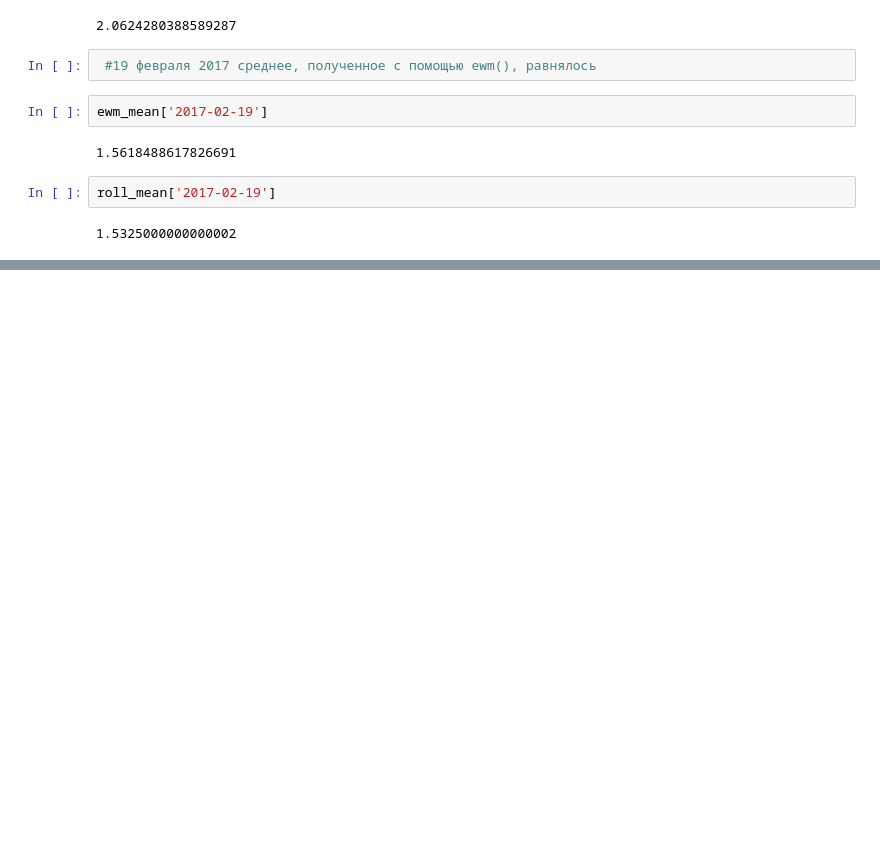
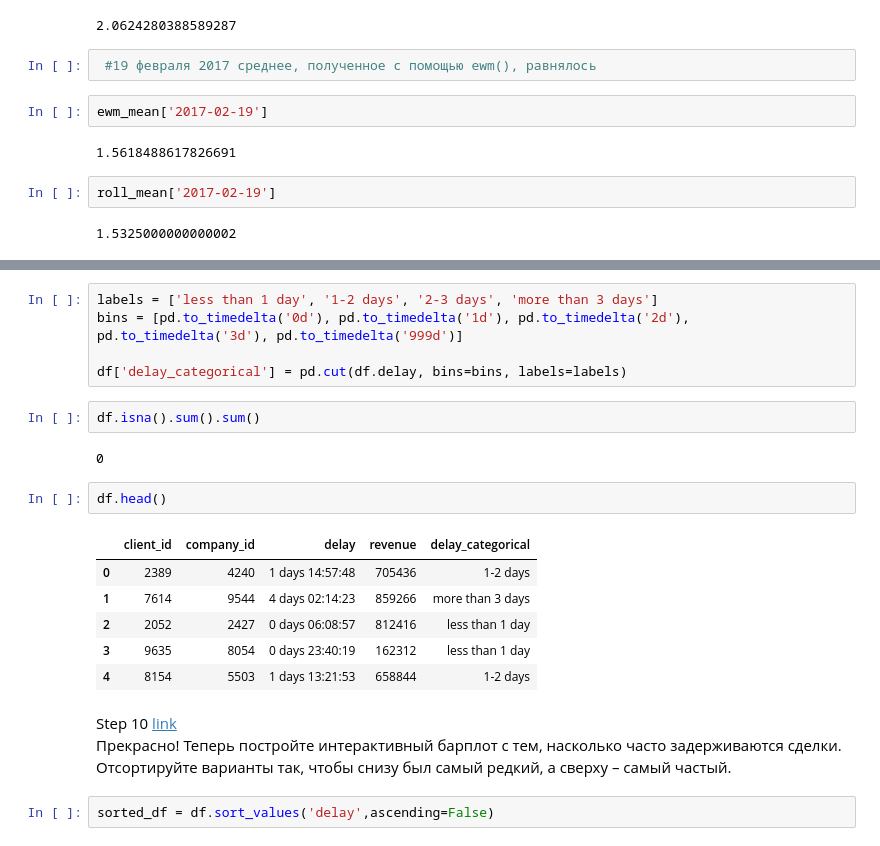
Before and after one commit to PavelSyr/da_karpov.cources, a Jupyter notebook: analitycs/01_python/6_rolling_func_and_interractive_figures/lesson_6/lesson_6_tasks.ipynb, the cells around one changed output, grey strips where cells are left out. Saved outputs shown, nothing was run; the diff lists cells and outputs as text; blank space fills up the shorter version.

```diff
--- a/analitycs/01_python/6_rolling_func_and_interractive_figures/lesson_6/lesson_6_tasks.ipynb
+++ b/analitycs/01_python/6_rolling_func_and_interractive_figures/lesson_6/lesson_6_tasks.ipynb
@@ -136,0 +219,23 @@ roll_mean['2017-02-19']
+# %%
+labels = ['less than 1 day', '1-2 days', '2-3 days', 'more than 3 days']
+bins = [pd.to_timedelta('0d'), pd.to_timedelta('1d'), pd.to_timedelta('2d'), pd.to_timedelta('3d'), pd.to_timedelta('999d')]
+
+df['delay_categorical'] = pd.cut(df.delay, bins=bins, labels=labels)
+# %%
+df.isna().sum().sum()
+# %% [output]
+0
+# %%
+df.head()
+# %% [output]
+|  | client_id | company_id | delay | revenue | delay_categorical |
+| 0 | 2389 | 4240 | 1 days 14:57:48 | 705436 | 1-2 days |
+| 1 | 7614 | 9544 | 4 days 02:14:23 | 859266 | more than 3 days |
+| 2 | 2052 | 2427 | 0 days 06:08:57 | 812416 | less than 1 day |
+| 3 | 9635 | 8054 | 0 days 23:40:19 | 162312 | less than 1 day |
+| 4 | 8154 | 5503 | 1 days 13:21:53 | 658844 | 1-2 days |
+# %% [markdown]
+Step 10 <a href='https://lab.karpov.courses/learning/85/module/1056/lesson/9043/26537/117982/'>link</a>
+<br>Прекрасно! Теперь постройте интерактивный барплот с тем, насколько часто задерживаются сделки. Отсортируйте варианты так, чтобы снизу был самый редкий, а сверху – самый частый.
+# %%
+sorted_df = df.sort_values('delay',ascending=False)
```
Also changed, not shown: parts of 12 cells of this notebook, 1 other file.
